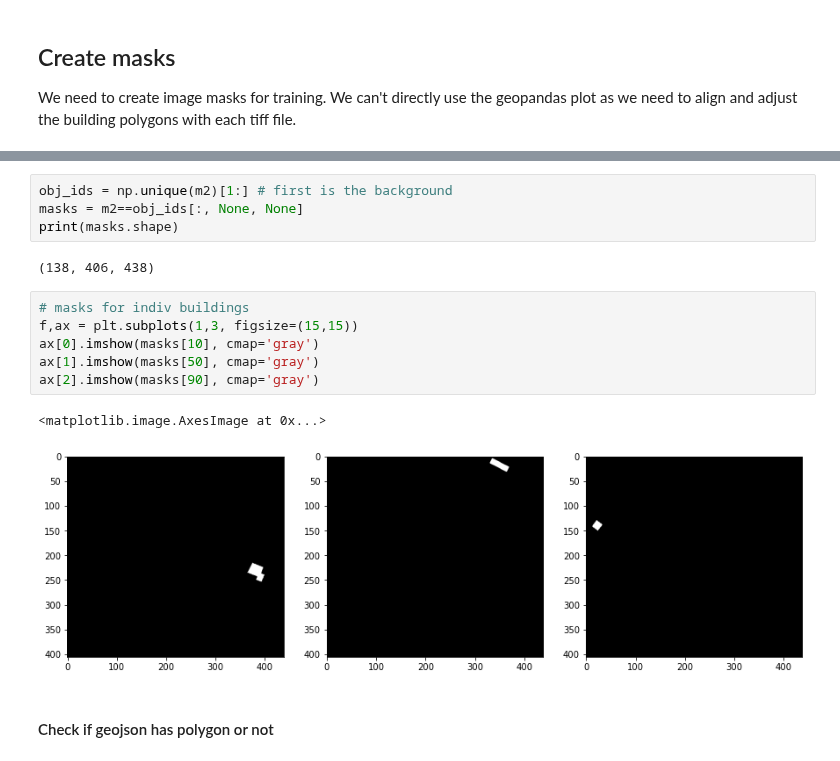
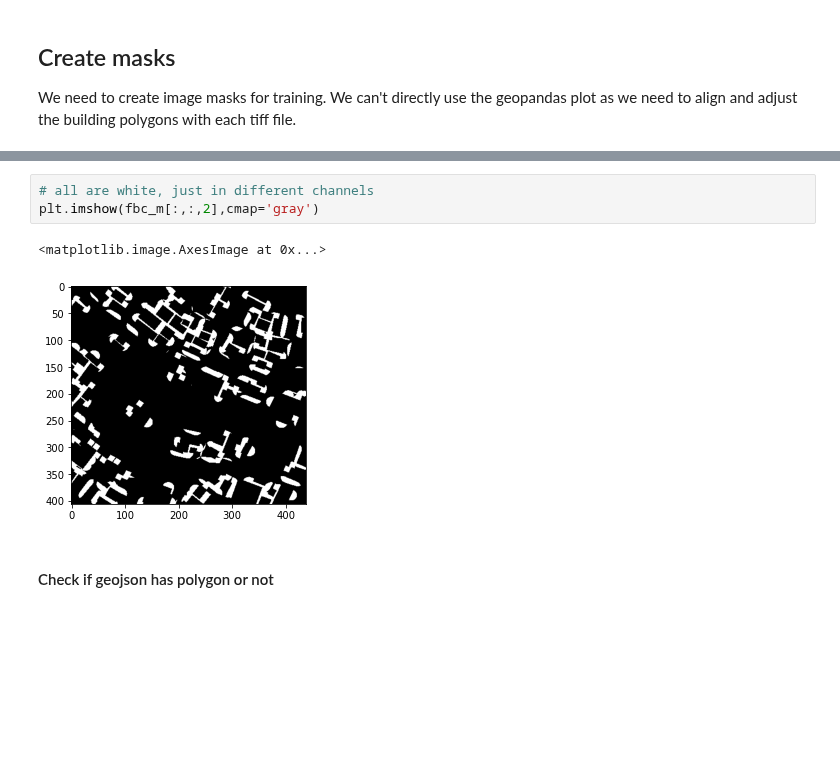
Before and after one commit to ThinkOcean-India-Research/asdi-hackathon, a Jupyter notebook: building-detection/create_masks.ipynb, the cells around one changed output, grey strips where cells are left out. Saved outputs shown, nothing was run; the diff lists cells and outputs as text; blank space fills up the shorter version.

```diff
--- a/building-detection/create_masks.ipynb
+++ b/building-detection/create_masks.ipynb
@@ -165,18 +139,9 @@ plt.imshow(m2, cmap='gray')
-# %%
-obj_ids = np.unique(m2)[1:] # first is the background
-masks = m2==obj_ids[:, None, None]
-print(masks.shape)
-# %% [output]
-(138, 406, 438)
-# %%
-# masks for indiv buildings
-f,ax = plt.subplots(1,3, figsize=(15,15))
-ax[0].imshow(masks[10], cmap='gray')
-ax[1].imshow(masks[50], cmap='gray')
-ax[2].imshow(masks[90], cmap='gray')
-# %% [output]
-<matplotlib.image.AxesImage at 0x...>
-[figure, removed]
+# %%
+# all are white, just in different channels
+plt.imshow(fbc_m[:,:,2],cmap='gray')
+# %% [output]
+<matplotlib.image.AxesImage at 0x...>
+[figure, added]
 # %% [markdown]
 #### Check if geojson has polygon or not
 # %%
```
Also changed, not shown: parts of 13 cells of this notebook, 2 other files.
